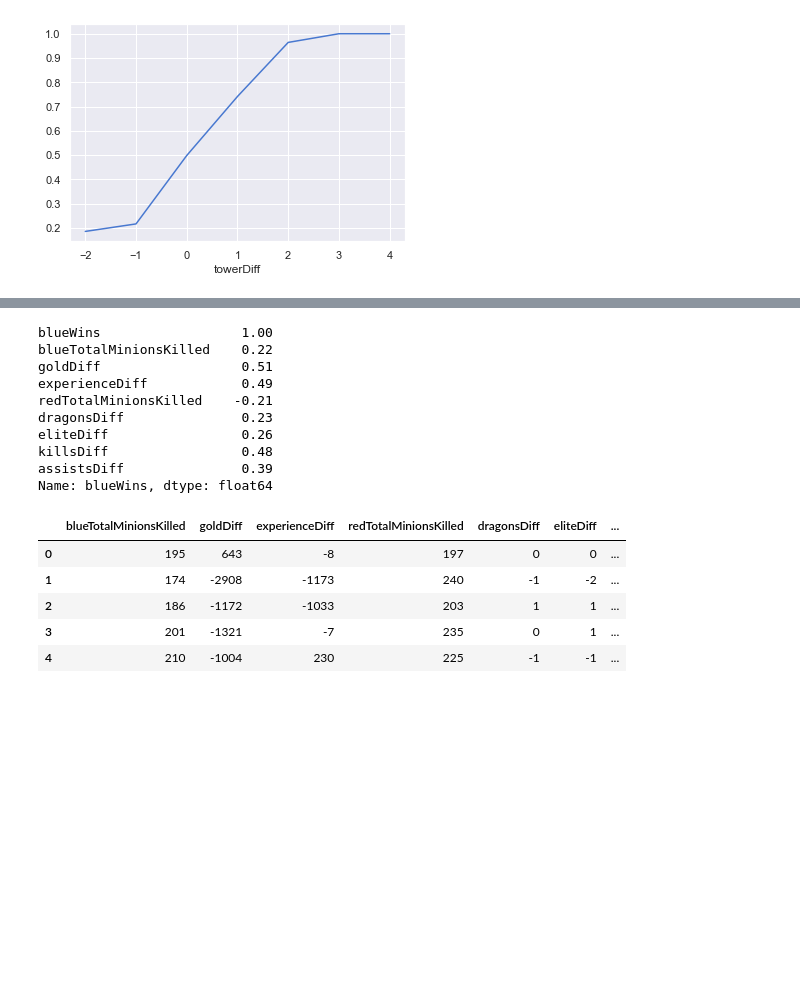
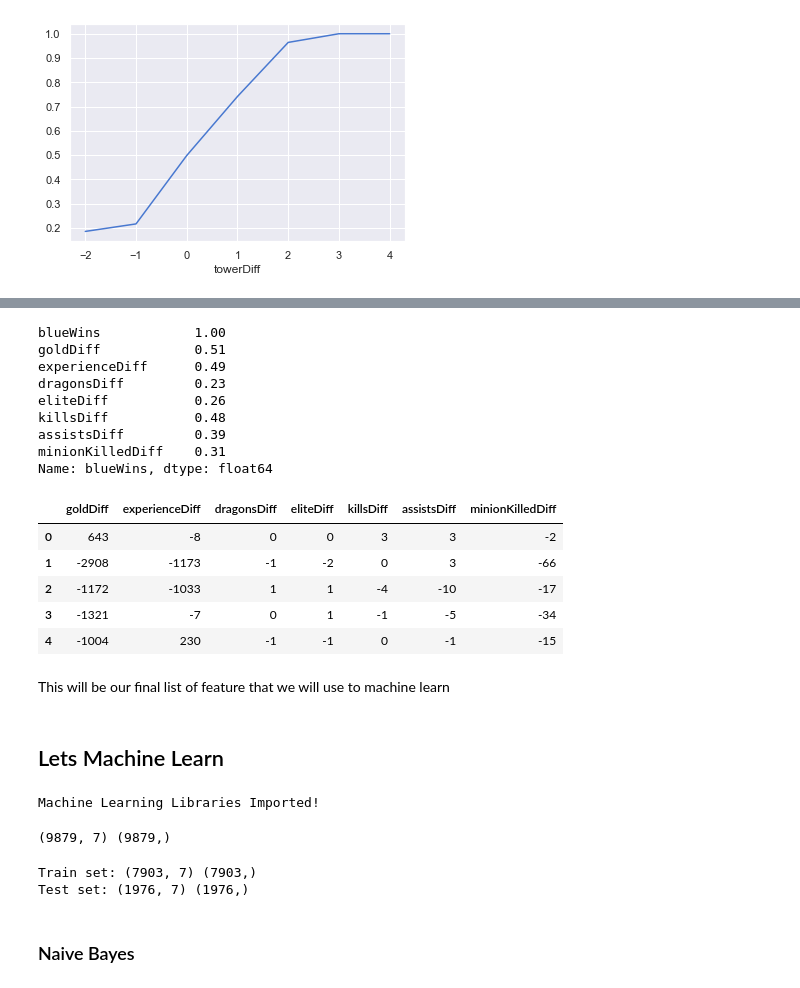
Before and after one commit to Asabe041/devoir1CSI4506, a Jupyter notebook: LeagueOfLegendsMLNoteBook.ipynb, the cells around one changed output, grey strips where cells are left out. Saved outputs shown, nothing was run; the diff lists cells and outputs as text; code cells hidden in the pictures; blank space fills up the shorter version.

```diff
--- a/LeagueOfLegendsMLNoteBook.ipynb
+++ b/LeagueOfLegendsMLNoteBook.ipynb
@@ -362,0 +364,7 @@ current_df.head()
+# %%
+current_df['minionKilledDiff'] = current_df['blueTotalMinionsKilled'] - current_df['redTotalMinionsKilled']
+current_df['jungleMinionKilledDiff'] = current_df['blueTotalJungleMinionsKilled'] - current_df['redTotalJungleMinionsKilled']
+
+data = pd.concat([target, current_df], axis=1)
+data[['blueTotalMinionsKilled', 'redTotalMinionsKilled', 'blueTotalJungleMinionsKilled','redTotalJungleMinionsKilled','minionKilledDiff', 'jungleMinionKilledDiff']].hist(figsize=(10,5))
+plt.show()
@@ -362,0 +390,4 @@ current_df.head()
+# %%
+# Drop unnecessary features
+column = ['blueTotalMinionsKilled','redTotalMinionsKilled','blueTotalJungleMinionsKilled','redTotalJungleMinionsKilled', 'jungleMinionKilledDiff']
+current_df.drop(column, axis=1, inplace=True)
@@ -380,24 +414,57 @@ for i in corr_list.index:
 cols.remove('blueWins')
 corr_list
 # %% [output]
-blueWins                  1.00
-blueTotalMinionsKilled    0.22
-goldDiff                  0.51
-experienceDiff            0.49
-redTotalMinionsKilled    -0.21
-dragonsDiff               0.23
-eliteDiff                 0.26
-killsDiff                 0.48
-assistsDiff               0.39
+blueWins            1.00
+goldDiff            0.51
+experienceDiff      0.49
+dragonsDiff         0.23
+eliteDiff           0.26
+killsDiff           0.48
+assistsDiff         0.39
+minionKilledDiff    0.31
 Name: blueWins, dtype: float64
 # %%
 # drop columns that have correlation less than 0.2 or greater than -0.2
-current_df = current_df[cols]
-current_df.head()
+features = current_df[cols]
+features.head()
 # %% [output]
-|  | blueTotalMinionsKilled | goldDiff | experienceDiff | redTotalMinionsKilled | dragonsDiff | eliteDiff | ... |
-| 0 | 195 | 643 | -8 | 197 | 0 | 0 | ... |
-| 1 | 174 | -2908 | -1173 | 240 | -1 | -2 | ... |
-| 2 | 186 | -1172 | -1033 | 203 | 1 | 1 | ... |
-| 3 | 201 | -1321 | -7 | 235 | 0 | 1 | ... |
-| 4 | 210 | -1004 | 230 | 225 | -1 | -1 | ... |
+|  | goldDiff | experienceDiff | dragonsDiff | eliteDiff | killsDiff | assistsDiff | minionKilledDiff |
+| 0 | 643 | -8 | 0 | 0 | 3 | 3 | -2 |
+| 1 | -2908 | -1173 | -1 | -2 | 0 | 3 | -66 |
+| 2 | -1172 | -1033 | 1 | 1 | -4 | -10 | -17 |
+| 3 | -1321 | -7 | 0 | 1 | -1 | -5 | -34 |
+| 4 | -1004 | 230 | -1 | -1 | 0 | -1 | -15 |
+# %% [markdown]
+This will be our final list of feature that we will use to machine learn
+# %% [markdown]
+## Lets Machine Learn
+# %%
+# Import libraries for machine learning models
+from sklearn import preprocessing, metrics
+from sklearn.preprocessing import StandardScaler
+from sklearn.model_selection import train_test_split
+from sklearn.metrics import confusion_matrix
+from sklearn.neighbors import KNeighborsClassifier
+from sklearn.tree import DecisionTreeClassifier
+from sklearn.linear_model import LogisticRegression
+from sklearn import svm
+from sklearn.ensemble import RandomForestClassifier
+from sklearn.naive_bayes import GaussianNB
+
+
+print('Machine Learning Libraries Imported!')
+# %% [output]
+Machine Learning Libraries Imported!
+# %%
+print(features.shape,target.shape)
+# %% [output]
+(9879, 7) (9879,)
+# %%
+features = preprocessing.StandardScaler().fit(features).transform(features.astype(float))
+
+X_train, X_test, y_train, y_test = train_test_split(features, target, test_size=0.2, random_state=42)
+print('Train set:', X_train.shape, y_train.shape)
+print('Test set:', X_test.shape, y_test.shape)
+# %% [output]
+Train set: (7903, 7) (7903,)
+Test set: (1976, 7) (1976,)
@@ -403,0 +499,2 @@ current_df.head()
+# %% [markdown]
+### Naive Bayes
```
Also changed, not shown: parts of 26 cells of this notebook.
